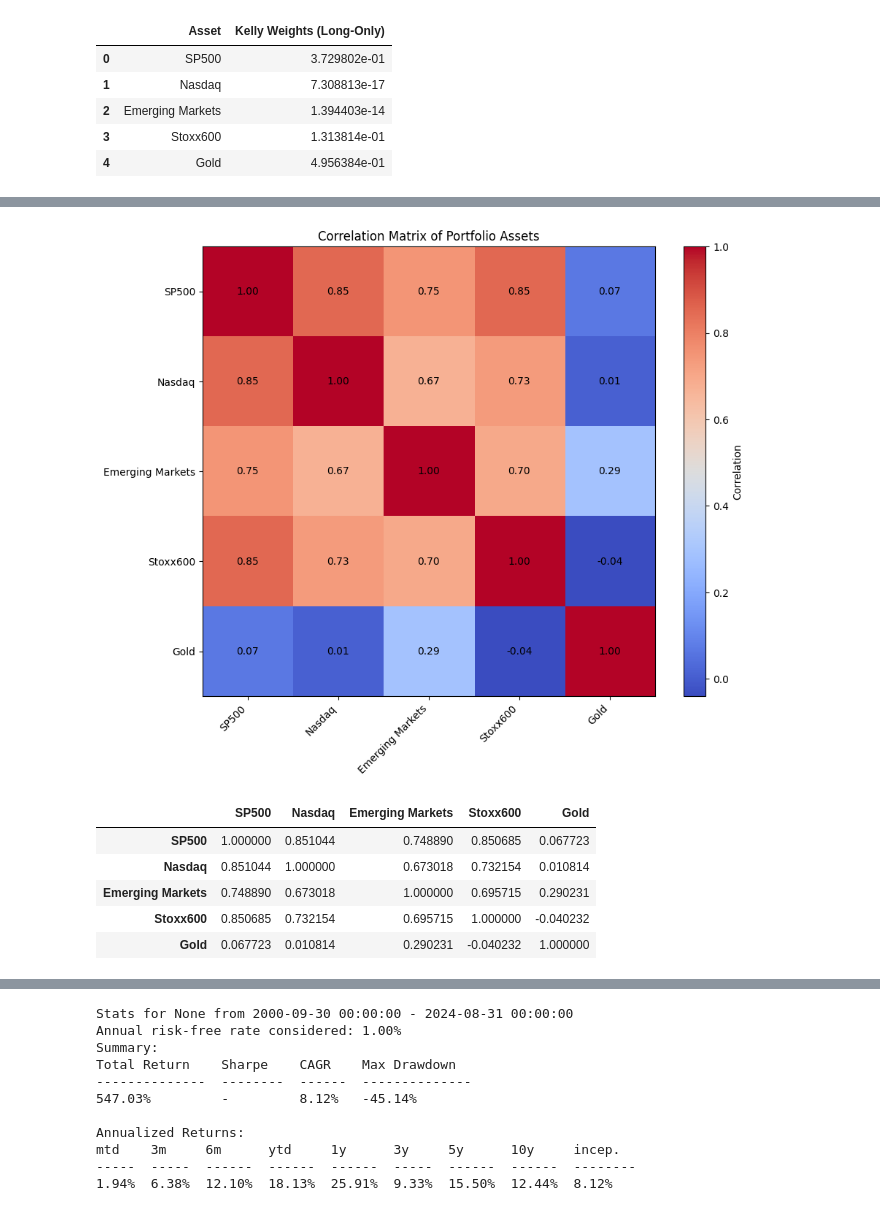
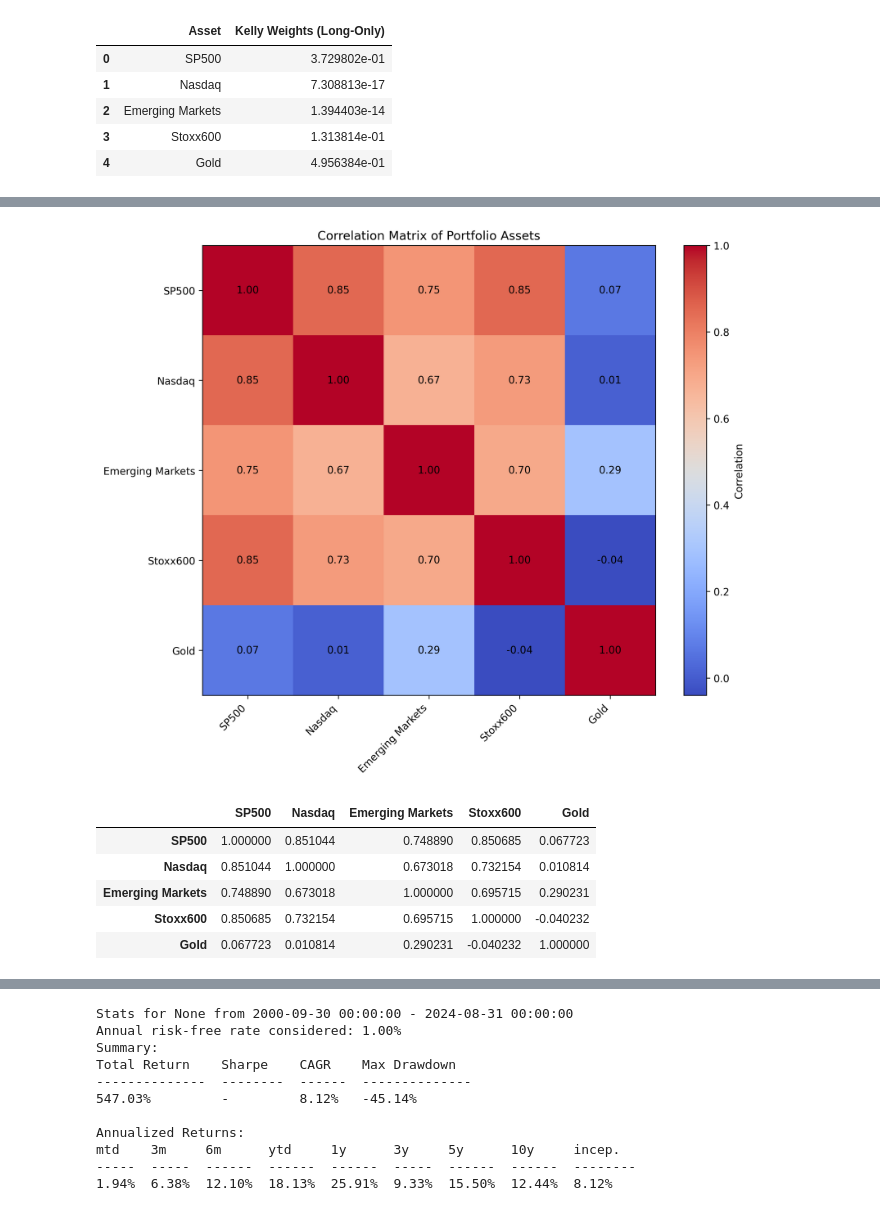
Before and after one commit to louissellier/finary_one, a Jupyter notebook: aggressive_backtest.ipynb, the cells around one changed output, grey strips where cells are left out. Cells and saved outputs as stored; diff of their text form; code cells hidden in the pictures.

```diff
--- a/aggressive_backtest.ipynb
+++ b/aggressive_backtest.ipynb
@@ -56,7 +58,7 @@ else:
         nasdaq = pd.concat([ndx_adj_close, csndx_adj_close])
 
         # Plot the combined data
-        plt.figure(figsize=(12, 6))
+        plt.figure(figsize=(12, 6), dpi=300)
         nasdaq.plot(title='Nasdaq 100 Net Total Return Adjusted Close Prices')
         plt.xlabel('Date')
         plt.ylabel('Adjusted Close Price')
@@ -126,7 +128,7 @@ else:
         stoxx600 = pd.concat([stoxx_adj_close, etf_adj_close])
 
         # Plot the combined data
-        plt.figure(figsize=(12, 6))
+        plt.figure(figsize=(12, 6), dpi=300)
         stoxx600.plot(title='STOXX Europe 600 and ETF XSX6.DE Adjusted Close Prices')
         plt.xlabel('Date')
         plt.ylabel('Adjusted Close Price')
@@ -366,27 +370,27 @@ pca_components
 # %%
 # Step 1: Compute the correlation matrix of the portfolio assets
 correlation_matrix = returns_df.corr()
 
 # Step 2: Plot the correlation matrix as a heatmap with numbers
-plt.figure(figsize=(10, 8))
+plt.figure(figsize=(10, 8), dpi=300)
 plt.imshow(correlation_matrix, cmap='coolwarm', interpolation='none', aspect='auto')
 plt.colorbar(label='Correlation')
 
 # Add the correlation numbers on the heatmap
 for (i, j), val in np.ndenumerate(correlation_matrix):
     plt.text(j, i, f'{val:.2f}', ha='center', va='center', color='black')
 
 # Set x and y axis labels
 plt.xticks(range(len(correlation_matrix.columns)), correlation_matrix.columns, rotation=45, ha='right')
 plt.yticks(range(len(correlation_matrix.columns)), correlation_matrix.columns)
 plt.title('Correlation Matrix of Portfolio Assets')
 plt.grid(False)
 plt.show()
 
 # Step 3: Optionally, display the correlation matrix as a DataFrame
 correlation_matrix
 # %% [output]
-[figure, old version]
+[figure, new version]
 |  | SP500 | Nasdaq | Emerging Markets | Stoxx600 | Gold |
 | SP500 | 1.000000 | 0.851044 | 0.748890 | 0.850685 | 0.067723 |
 | Nasdaq | 0.851044 | 1.000000 | 0.673018 | 0.732154 | 0.010814 |
```
Also changed, not shown: parts of 6 cells of this notebook, 2 other files.
